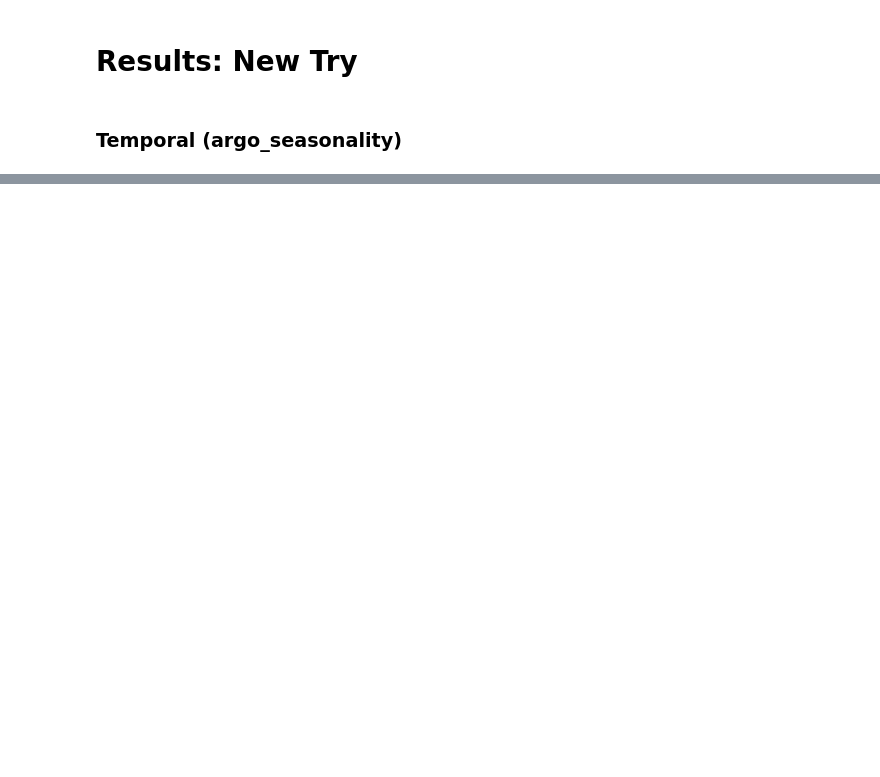
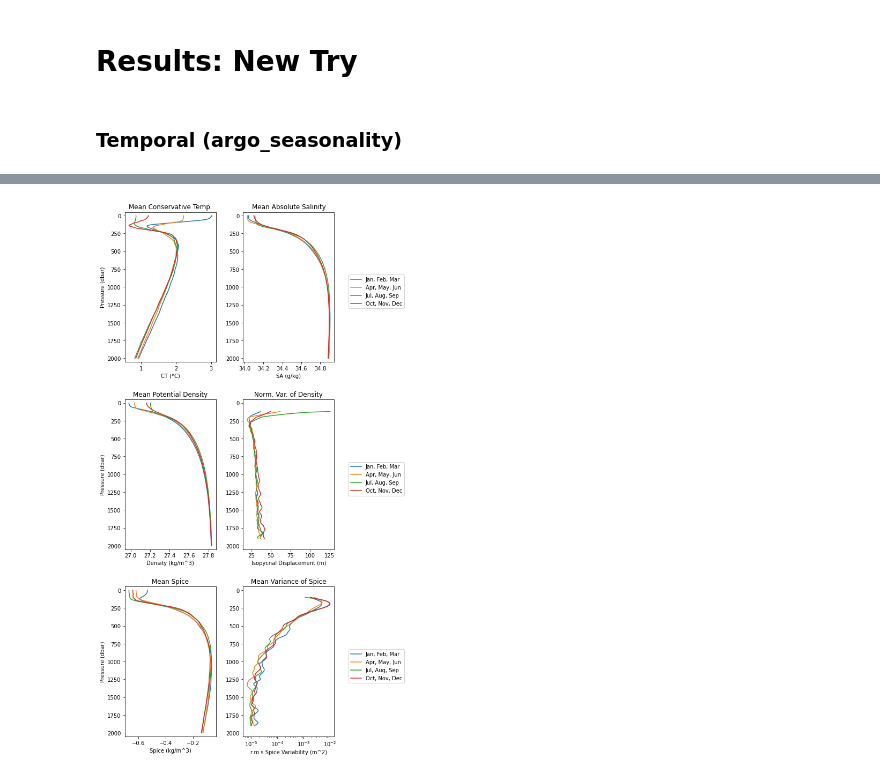
Before and after one commit to ocean-transport/argo-intern, a Jupyter notebook: CCS_poster.ipynb, the cells around one changed output, grey strips where cells are left out. Drawn from its saved outputs; the diff is of its cells as text; code cells hidden in the pictures; blank space fills up the shorter version.

```diff
--- a/CCS_poster.ipynb
+++ b/CCS_poster.ipynb
@@ -256 +230,80 @@ Text(0.5, 1.0, 'NEV')
+# %%
+plt.figure(figsize=(7,18))
+
+plt.subplot(3,2,1)
+s1.CT.mean('N_PROF').plot(y='PRES_INTERPOLATED', label='Jan, Feb, Mar')
+s2.CT.mean('N_PROF').plot(y='PRES_INTERPOLATED', label='Apr, May, Jun')
+s3.CT.mean('N_PROF').plot(y='PRES_INTERPOLATED', label='Jul, Aug, Sep')
+s4.CT.mean('N_PROF').plot(y='PRES_INTERPOLATED', label='Oct, Nov, Dec')
+plt.gca().invert_yaxis()
+plt.title('Mean Conservative Temp.')
+plt.xlabel('CT (°C)')
+plt.ylabel('Pressure (dbar)')
+plt.ylim(2050,-50)
+
+plt.subplot(3,2,2)
+s1.SA.mean('N_PROF').plot(y='PRES_INTERPOLATED', label='Jan, Feb, Mar')
+s2.SA.mean('N_PROF').plot(y='PRES_INTERPOLATED', label='Apr, May, Jun')
+s3.SA.mean('N_PROF').plot(y='PRES_INTERPOLATED', label='Jul, Aug, Sep')
+s4.SA.mean('N_PROF').plot(y='PRES_INTERPOLATED', label='Oct, Nov, Dec')
+plt.gca().invert_yaxis()
+plt.title('Mean Absolute Salinity')
+plt.ylabel('')
+plt.xlabel('SA (g/kg)')
+plt.legend(bbox_to_anchor=(1.8, 0.6))
+#plt.yticks(labels=[],ticks=(numpy.arange(0,2001,250)))
+plt.ylim(2050,-50)
+
+plt.subplot(3,2,3)
+s1.SIG0.mean('N_PROF').plot(y='PRES_INTERPOLATED', label='Jan, Feb, Mar')
+s2.SIG0.mean('N_PROF').plot(y='PRES_INTERPOLATED', label='Apr, May, Jun')
+s3.SIG0.mean('N_PROF').plot(y='PRES_INTERPOLATED', label='Jul, Aug, Sep')
+s4.SIG0.mean('N_PROF').plot(y='PRES_INTERPOLATED', label='Oct, Nov, Dec')
+plt.gca().invert_yaxis()
+plt.title('Mean Potential Density')
+plt.ylabel('Pressure (dbar)')
+plt.xlabel('Density (kg/m^3)')
+plt.ylim(2050,-50)
+
+plt.subplot(3,2,4)
+s1_SIG0_NEV.where(s1_SPICE_NEV.MASK==1).plot(y='PRES_INTERPOLATED', label='Jan, Feb, Mar')
+s2_SIG0_NEV.where(s2_SPICE_NEV.MASK==1).plot(y='PRES_INTERPOLATED', label='Apr, May, Jun')
+s3_SIG0_NEV.where(s3_SPICE_NEV.MASK==1).plot(y='PRES_INTERPOLATED', label='Jul, Aug, Sep')
+s4_SIG0_NEV.where(s4_SPICE_NEV.MASK==1).plot(y='PRES_INTERPOLATED', label='Oct, Nov, Dec')
+plt.gca().invert_yaxis()
+plt.title('Norm. Var. of Density')
+plt.ylabel('')
+plt.xlabel('Isopycnal Displacement (m)')
+plt.legend(bbox_to_anchor=(1.8, 0.6))
+#plt.yticks(labels=[],ticks=(numpy.arange(0,2001,250)))
+plt.ylim(2050,-50)
+
+plt.subplot(3,2,5)
+s1.SPICE.mean('N_PROF').plot(y='PRES_INTERPOLATED', label='Jan, Feb, Mar')
+s2.SPICE.mean('N_PROF').plot(y='PRES_INTERPOLATED', label='Apr, May, Jun')
+s3.SPICE.mean('N_PROF').plot(y='PRES_INTERPOLATED', label='Jul, Aug, Sep')
+s4.SPICE.mean('N_PROF').plot(y='PRES_INTERPOLATED', label='Oct, Nov, Dec')
+plt.gca().invert_yaxis()
+plt.title('Mean Spice')
+plt.ylabel('Pressure (dbar)')
+plt.xlabel('Spice (kg/m^3)')
+plt.ylim(2050,-50)
+
+plt.subplot(3,2,6)
+s1_SPICE_EV.where(s1_SPICE_NEV.MASK==1).mean('N_PROF').plot(y='PRES_INTERPOLATED', label='Jan, Feb, Mar')
+s2_SPICE_EV.where(s2_SPICE_NEV.MASK==1).mean('N_PROF').plot(y='PRES_INTERPOLATED', label='Apr, May, Jun')
+s3_SPICE_EV.where(s3_SPICE_NEV.MASK==1).mean('N_PROF').plot(y='PRES_INTERPOLATED', label='Jul, Aug, Sep')
+s4_SPICE_EV.where(s4_SPICE_NEV.MASK==1).mean('N_PROF').plot(y='PRES_INTERPOLATED', label='Oct, Nov, Dec')
+plt.gca().invert_yaxis()
+plt.title('Mean Variance of Spice')
+plt.ylabel('')
+plt.xlabel('r.m.s Spice Variability (m^2)')
+plt.legend(bbox_to_anchor=(1.8, 0.6))
+#plt.yticks(labels=[],ticks=(numpy.arange(0,2001,250)))
+plt.ylim(2050,-50)
+plt.xscale('log')
+
+plt.subplots_adjust(wspace=0.3,hspace=0.25)
+# %% [output]
+[figure, added]
 # %%
```
Also changed, not shown: parts of 16 cells of this notebook.
